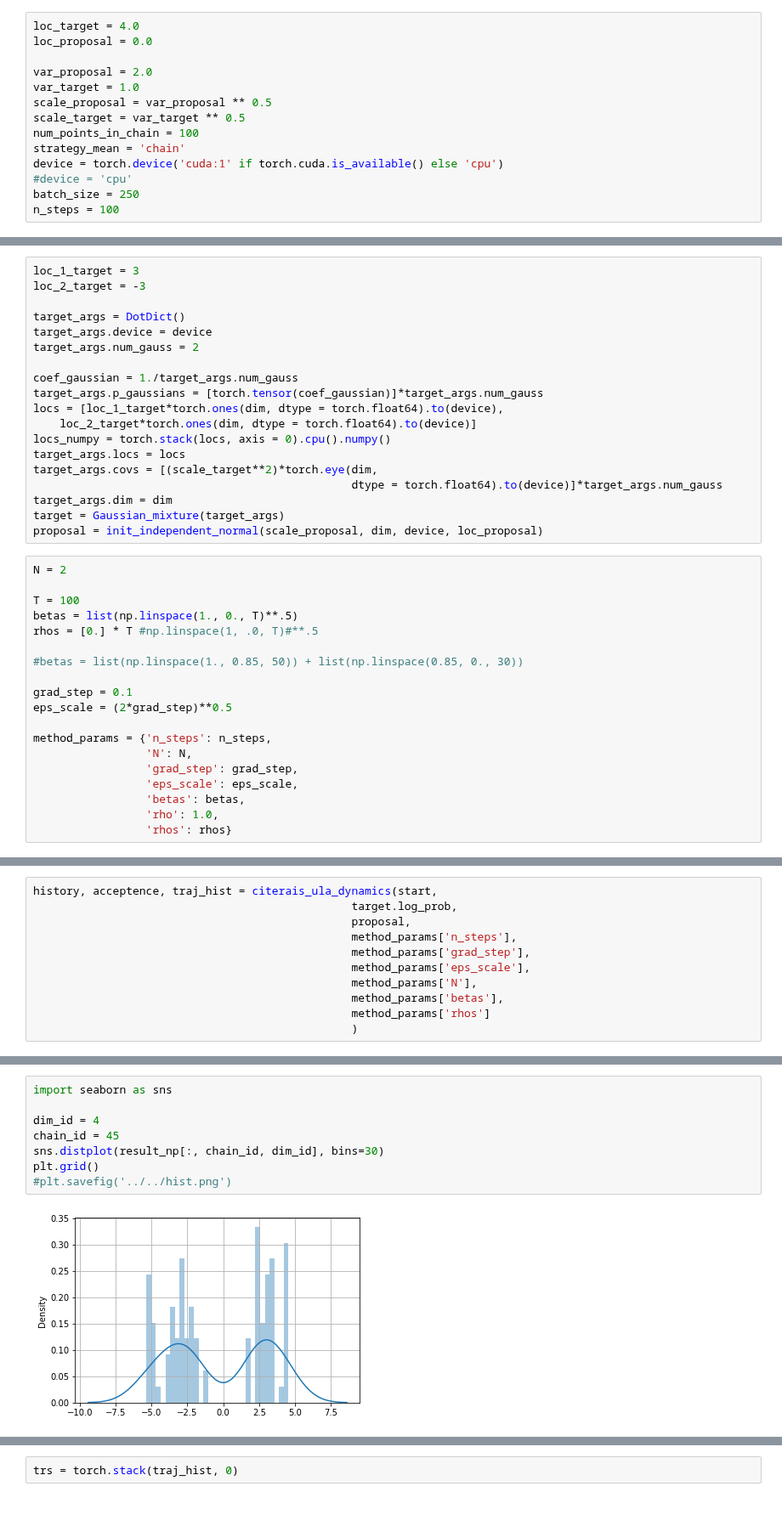
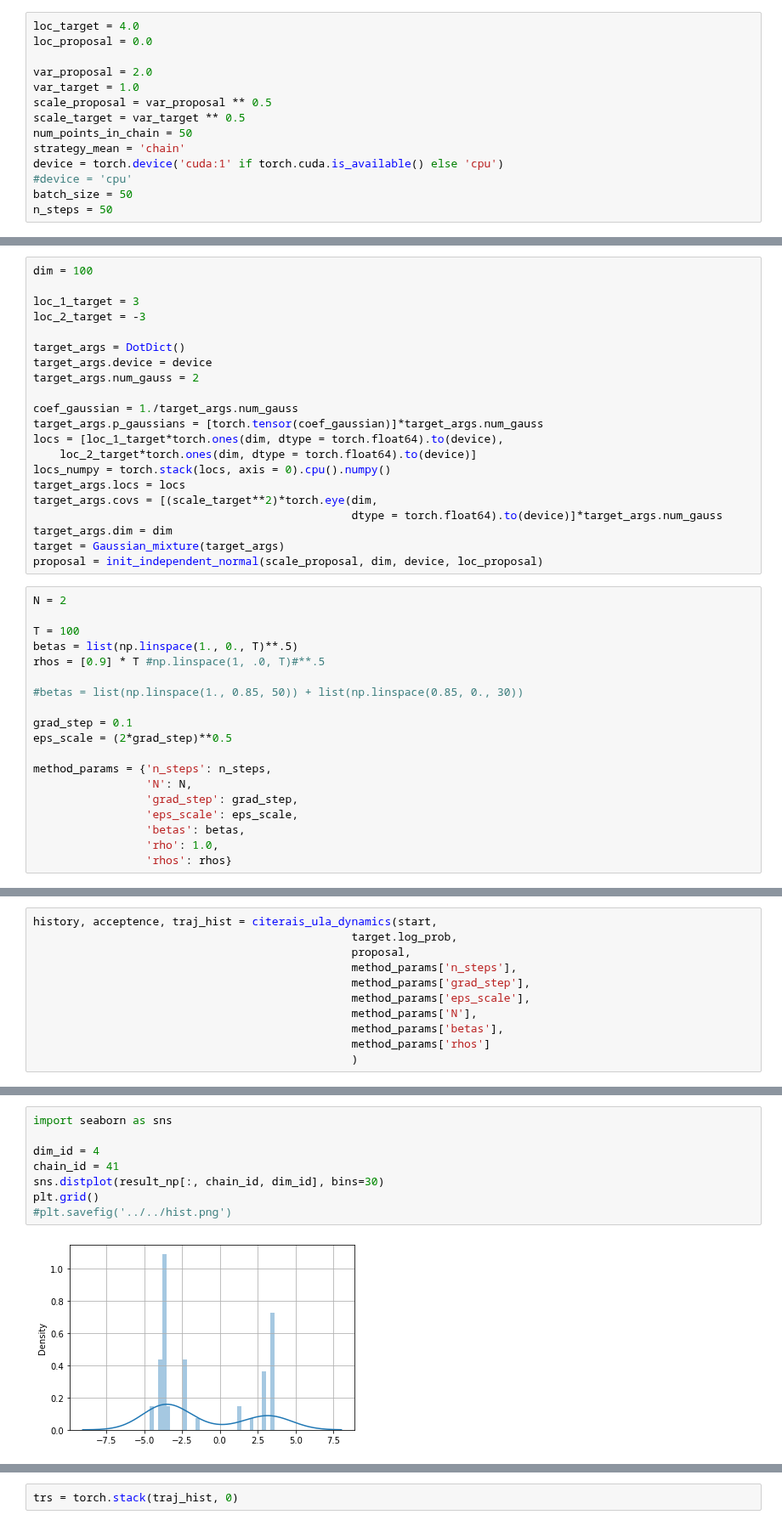
Before and after one commit to premolab/gans_sampling, a Jupyter notebook: notebooks/testing_stuff.ipynb, the cells around one changed output, grey strips where cells are left out. Shown at 85% size. Drawn from its saved outputs; the diff is of its cells as text.

```diff
--- a/notebooks/testing_stuff.ipynb
+++ b/notebooks/testing_stuff.ipynb
@@ -54,12 +51,12 @@ var_proposal = 2.0
 var_target = 1.0
 scale_proposal = var_proposal ** 0.5
 scale_target = var_target ** 0.5
-num_points_in_chain = 100
+num_points_in_chain = 50
 strategy_mean = 'chain'
 device = torch.device('cuda:1' if torch.cuda.is_available() else 'cpu')
 #device = 'cpu'
-batch_size = 250
-n_steps = 100
+batch_size = 50
+n_steps = 50
 # %%
 dim = 100
 
@@ -228,6 +302,8 @@ mean estimation of mean = 3.996108055114746
 mean estimation of ess = 0.26056565656565656
 ------
 # %%
+dim = 100
+
 loc_1_target = 3
 loc_2_target = -3
 
@@ -251,7 +327,7 @@ N = 2
 
 T = 100
 betas = list(np.linspace(1., 0., T)**.5)
-rhos = [0.] * T #np.linspace(1, .0, T)#**.5
+rhos = [0.9] * T #np.linspace(1, .0, T)#**.5
 
 #betas = list(np.linspace(1., 0.85, 50)) + list(np.linspace(0.85, 0., 30))
 
@@ -302,13 +378,13 @@ result_np.shape
 # %%
 import seaborn as sns
 
 dim_id = 4
-chain_id = 45
+chain_id = 41
 sns.distplot(result_np[:, chain_id, dim_id], bins=30)
 plt.grid()
 #plt.savefig('../../hist.png')
 # %% [output]
-[figure, old version]
+[figure, new version]
 # %%
 from scipy.stats import chi2
 
```
Also changed, not shown: parts of 24 cells of this notebook, 1 other file.
